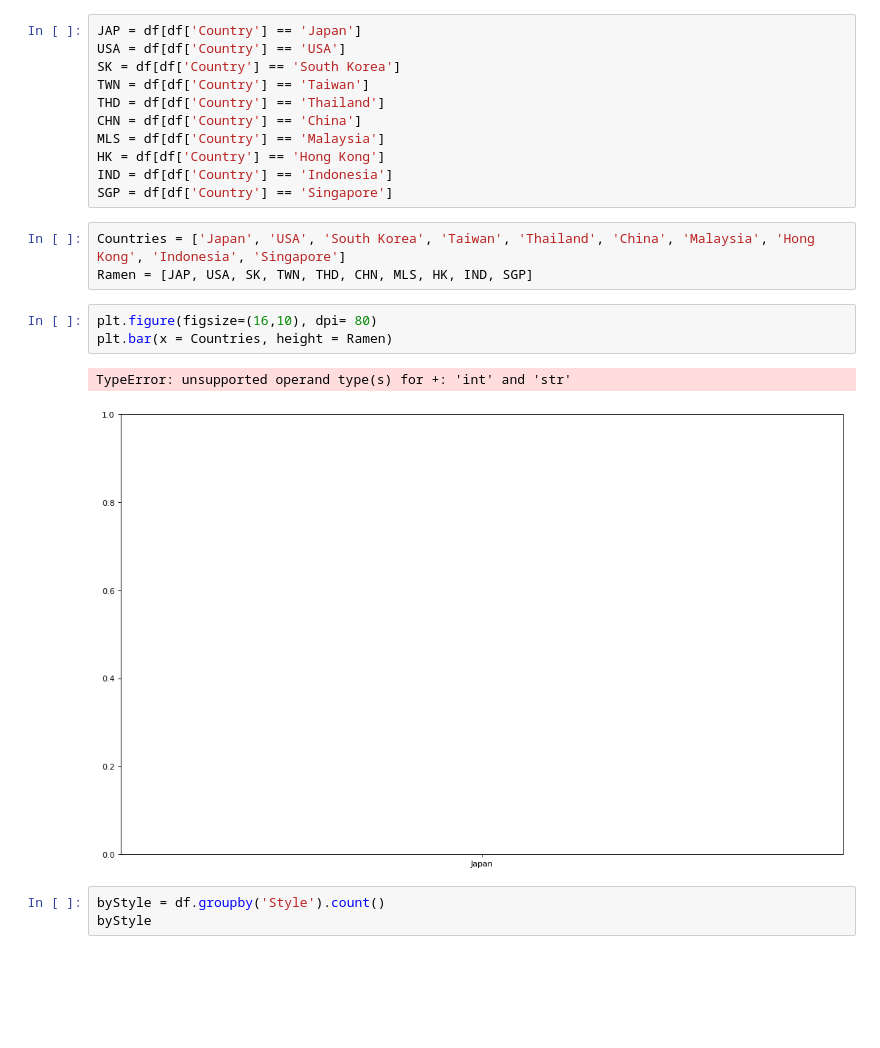
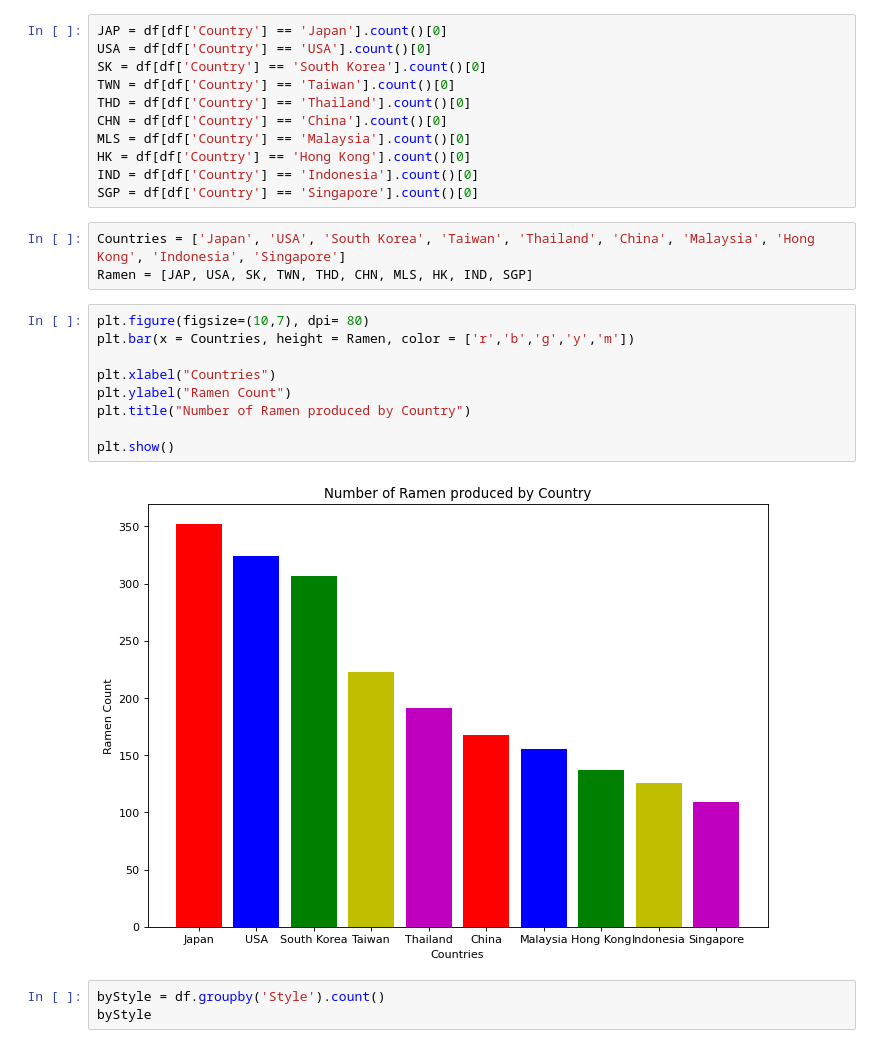
Before and after one commit to Psayta/Ramen_Analysis, a Jupyter notebook: Ramen_Visualization.ipynb, the cells around one changed output. Cells and saved outputs as stored; diff of their text form; blank space fills up the shorter version.

```diff
--- a/Ramen_Visualization.ipynb
+++ b/Ramen_Visualization.ipynb
@@ -61,25 +61,30 @@ Indonesia      126
 Singapore      109
 Name: Country, dtype: int64
 # %%
-JAP = df[df['Country'] == 'Japan']
-USA = df[df['Country'] == 'USA']
-SK = df[df['Country'] == 'South Korea']
-TWN = df[df['Country'] == 'Taiwan']
-THD = df[df['Country'] == 'Thailand']
-CHN = df[df['Country'] == 'China']
-MLS = df[df['Country'] == 'Malaysia']
-HK = df[df['Country'] == 'Hong Kong']
-IND = df[df['Country'] == 'Indonesia']
-SGP = df[df['Country'] == 'Singapore']
+JAP = df[df['Country'] == 'Japan'].count()[0]
+USA = df[df['Country'] == 'USA'].count()[0]
+SK = df[df['Country'] == 'South Korea'].count()[0]
+TWN = df[df['Country'] == 'Taiwan'].count()[0]
+THD = df[df['Country'] == 'Thailand'].count()[0]
+CHN = df[df['Country'] == 'China'].count()[0]
+MLS = df[df['Country'] == 'Malaysia'].count()[0]
+HK = df[df['Country'] == 'Hong Kong'].count()[0]
+IND = df[df['Country'] == 'Indonesia'].count()[0]
+SGP = df[df['Country'] == 'Singapore'].count()[0]
 # %%
 Countries = ['Japan', 'USA', 'South Korea', 'Taiwan', 'Thailand', 'China', 'Malaysia', 'Hong Kong', 'Indonesia', 'Singapore']
 Ramen = [JAP, USA, SK, TWN, THD, CHN, MLS, HK, IND, SGP]
 # %%
-plt.figure(figsize=(16,10), dpi= 80)
-plt.bar(x = Countries, height = Ramen)
+plt.figure(figsize=(10,7), dpi= 80)
+plt.bar(x = Countries, height = Ramen, color = ['r','b','g','y','m'])
+
+plt.xlabel("Countries")
+plt.ylabel("Ramen Count")
+plt.title("Number of Ramen produced by Country")
+
+plt.show()
 # %% [output]
-TypeError: unsupported operand type(s) for +: 'int' and 'str'
-[figure, old version]
+[figure, new version]
 # %%
 byStyle = df.groupby('Style').count()
 byStyle
```
Also changed, not shown: parts of 1 cell of this notebook.
